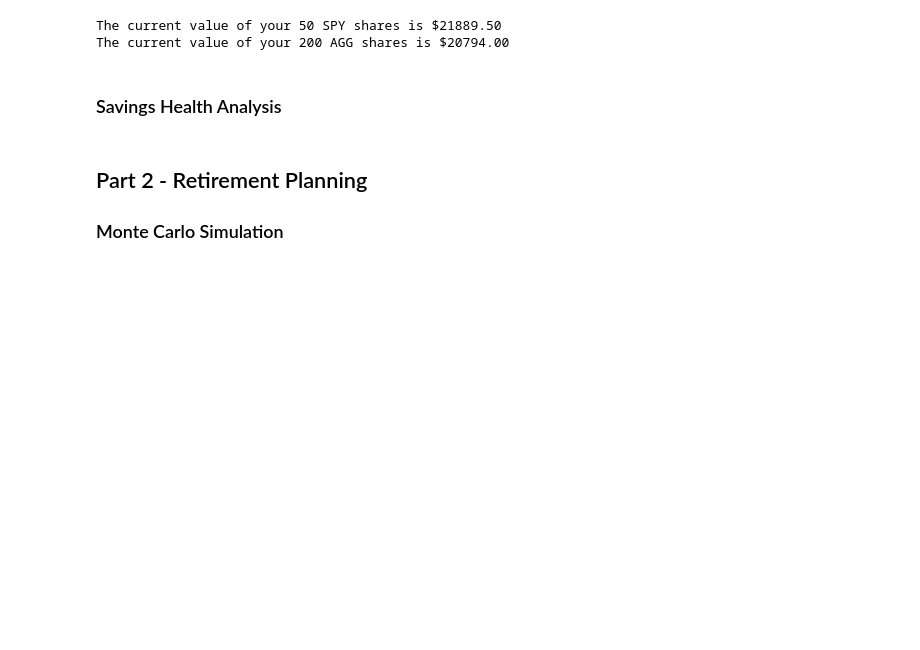
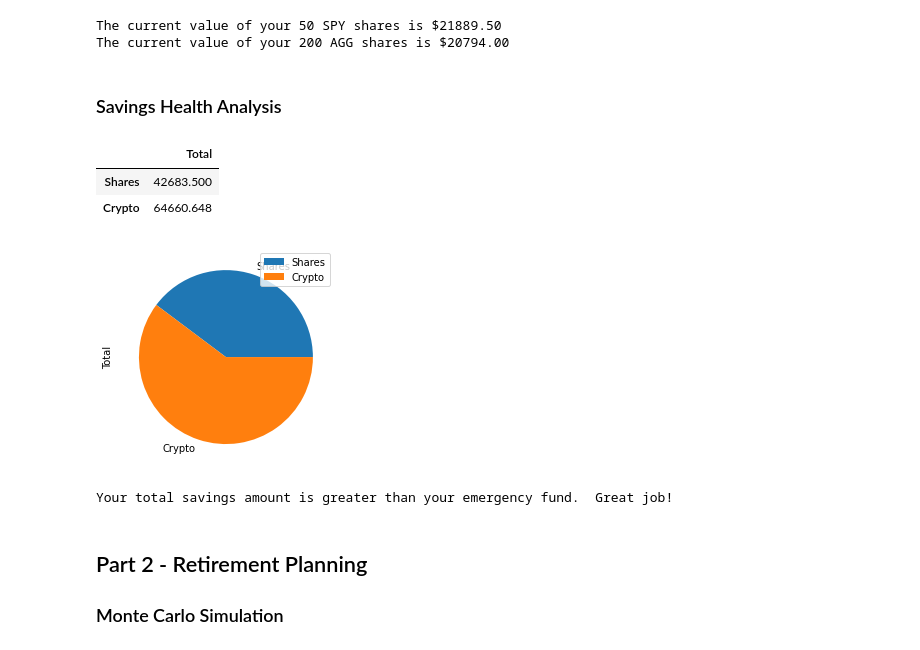
Before and after one commit to brianchangpe/05_API_HW, a Jupyter notebook: financial-planner.ipynb, the cells around one changed output. Drawn from its saved outputs; the diff is of its cells as text; code cells hidden in the pictures; blank space fills up the shorter version.

```diff
--- a/financial-planner.ipynb
+++ b/financial-planner.ipynb
@@ -160,13 +160,18 @@ The current value of your 200 AGG shares is $20794.00
 monthly_income = 12000
 
 # Consolidate financial assets data
-# YOUR CODE HERE!\
-
+financial_assets_data = {'Total': [my_agg_value + my_spy_value, my_btc_value + my_eth_value]}
 # Create savings DataFrame
-# YOUR CODE HERE!
+df_savings = pd.DataFrame(financial_assets_data, index= ['Shares', 'Crypto'])
 
 # Display savings DataFrame
 display(df_savings)
+# %% [output]
+|  | Total |
+| Shares | 42683.500 |
+| Crypto | 64660.648 |
 # %%
 # Plot savings pie chart
-# YOUR CODE HERE!
+df_savings.plot(kind='pie', subplots=True);
+# %% [output]
+[figure, added]
@@ -182,3 +178,22 @@ emergency_fund = monthly_income * 3
+# %%
+# Set ideal emergency fund
+emergency_fund = monthly_income * 3
+#emergency_fun = monthly_income * 100 - test line to see if 'else' prints
+
+# Calculate total amount of savings
+total_savings = df_savings.sum().item()
+#savings_dollar = "{:.2f}".format(total_savings)
+
+# Validate saving health
+if total_savings > emergency_fund:
+    #print(f"You have ${savings_dollar - emergency_fund} more saved than your ideal emergency fund. Great job!") - Man... I really wanted this to work but for now, if I have time, I'll come back this.
+    print("Your total savings amount is greater than your emergency fund.  Great job!")
+elif total_savings == emergency_fund:
+    print("Your total savings amount is equal to your emergency fund.  It is safe to start investing.")
+else:
+    print("You do not have enough saved.  Please fill the emergency fund before investing.")
+# %% [output]
+Your total savings amount is greater than your emergency fund.  Great job!
 # %% [markdown]
 ## Part 2 - Retirement Planning
 
```
Also changed, not shown: parts of 10 cells of this notebook.
